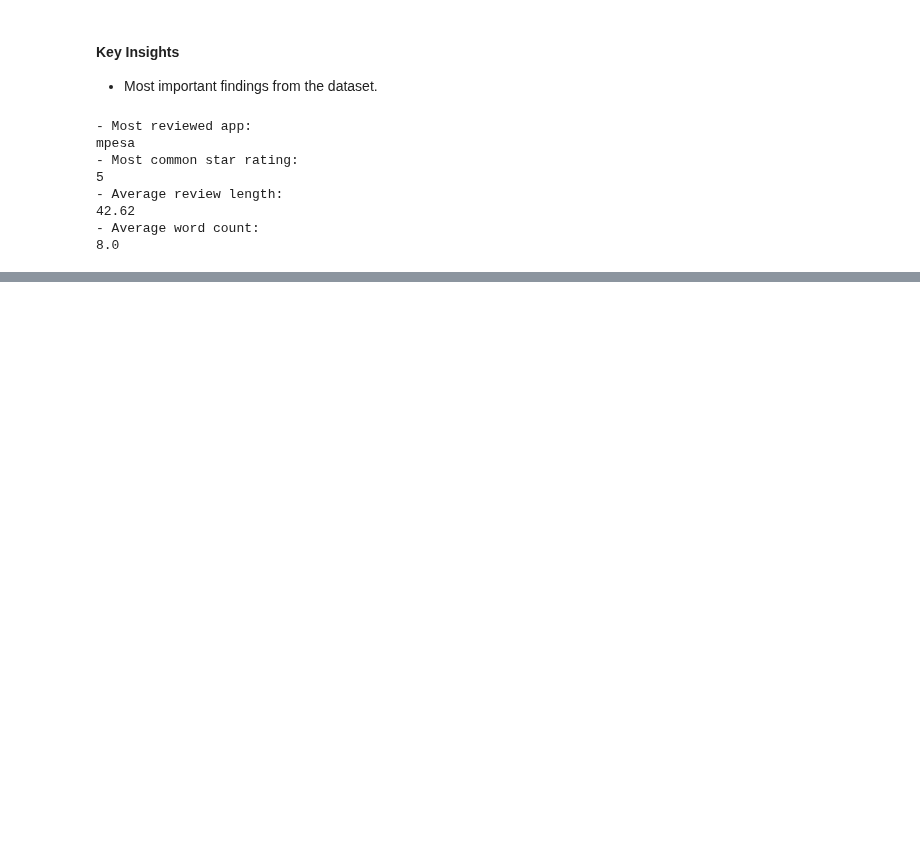
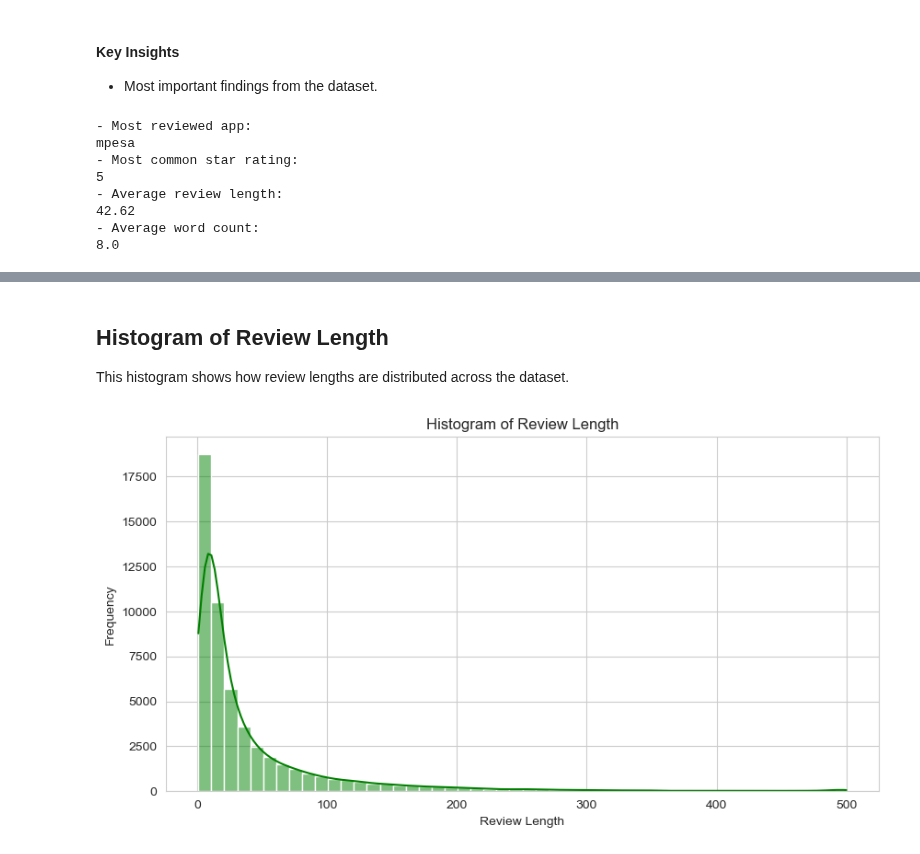
Before and after one commit to chepbree/Pesa-Salama-Classifier, a Jupyter notebook: notebooks/02.exploratory_data_analysis.ipynb, the cells around one changed output, grey strips where cells are left out. Drawn from its saved outputs; the diff is of its cells as text; code cells hidden in the pictures; blank space fills up the shorter version.

```diff
--- a/notebooks/02.exploratory_data_analysis.ipynb
+++ b/notebooks/02.exploratory_data_analysis.ipynb
@@ -300,0 +338,21 @@ mpesa
+# %% [markdown]
+## Histogram of Review Length
+
+This histogram shows how review lengths are distributed across the dataset.
+# %%
+plt.figure(figsize=(10,5))
+
+sns.histplot(
+    df['review_length'],
+    bins=50,
+    kde=True,
+    color='green'
+)
+
+plt.title('Histogram of Review Length')
+plt.xlabel('Review Length')
+plt.ylabel('Frequency')
+
+plt.show()
+# %% [output]
+[figure, added]
```
Also changed, not shown: parts of 13 cells of this notebook.
